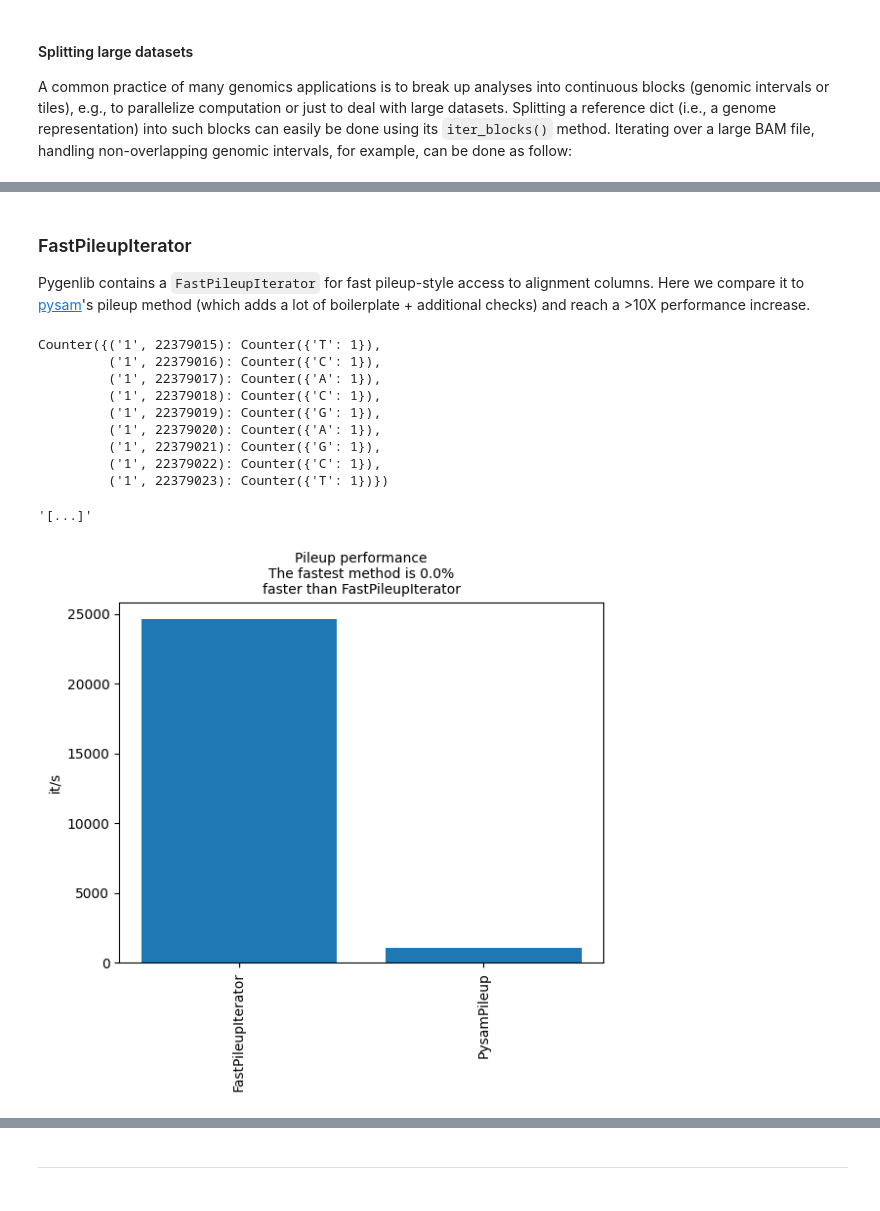
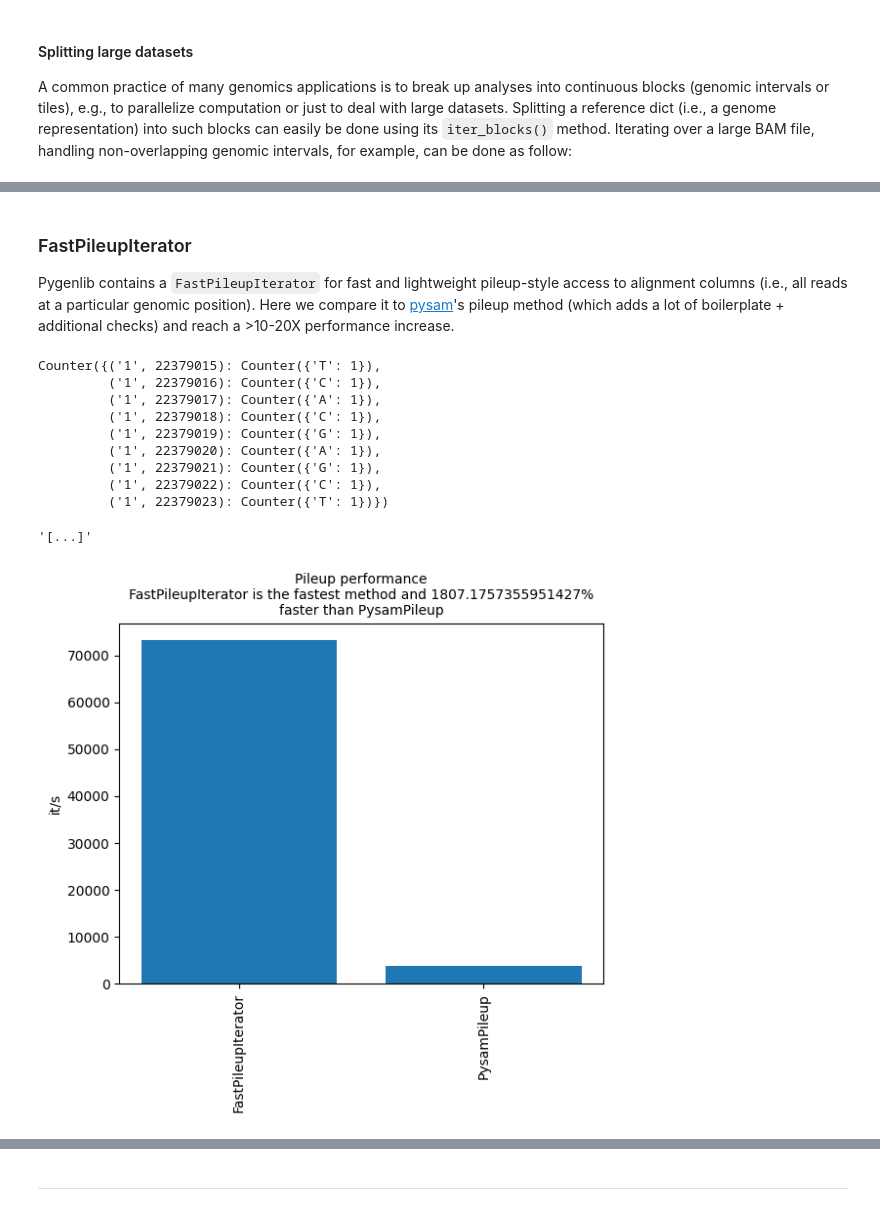
Before and after one commit to popitsch/rnalib, a Jupyter notebook: notebooks/README.ipynb, the cells around one changed output, grey strips where cells are left out. Saved outputs shown, nothing was run; the diff lists cells and outputs as text; code cells hidden in the pictures.

```diff
--- a/notebooks/README.ipynb
+++ b/notebooks/README.ipynb
@@ -252,16 +234,16 @@ stats={x:Counter() for x in ['all', 'def', 'mq20', 'tag']}
 with open_file_obj(get_resource('small_example_bam')) as bam:
     for chrom in get_reference_dict(bam):
         with ReadIterator(bam, chrom, flag_filter=0) as it: # all: no filtering
-            it.take()
+            it.to_list()
             stats['all'].update(it.stats)
         with ReadIterator(bam, chrom) as it: # def: default flag filter (as in IGV)
-            it.take()
+            it.to_list()
             stats['def'].update(it.stats)
         with ReadIterator(bam, chrom, min_mapping_quality=20) as it: # mq20: default flag filter, mapping quality >= 20
-            it.take()
+            it.to_list()
             stats['mq20'].update(it.stats)
         with ReadIterator(bam, chrom, tag_filters=[TagFilter('MD', ['100'])]) as it: # tag: default flag filter, MD tag must be '100'
-            it.take()
+            it.to_list()
             stats['tag'].update(it.stats)
 display(stats)
 # %% [output]
@@ -281,3 +263,14 @@ display(stats)
 # %% [markdown]
 #### Splitting large datasets
 A common practice of many genomics applications is to break up analyses into continuous blocks (genomic intervals or tiles), e.g., to parallelize computation or just to deal with large datasets. Splitting a reference dict (i.e., a genome representation) into such blocks can easily be done using its `iter_blocks()` method. Iterating over a large BAM file, handling non-overlapping genomic intervals, for example, can be done as follow:
+# %%
+# get a reference dict.
+refdict = get_reference_dict(get_resource('small_example_bam'), fun_alias=toggle_chr)
+# create tiled intervals (tile size 100Mio bases)
+regions = list(refdict.iter_blocks(block_size=int(1e8)))
+# Now create a tiled iterator that ...
+with ReadIterator(get_resource('small_example_bam'), flag_filter=0, fun_alias=toggle_chr) as it:
+    regions = list(it.refdict.iter_blocks(block_size=int(1e8)))
+    with TiledIterator(it, regions) as tit:  # and reports all items for these regions
+        stats={loc: len(dat) for loc, dat in tit if loc.chromosome in canonical_chromosomes['GRCh38']}
+display(stats)
@@ -292,7 +303,7 @@ with open_file_obj(get_resource('small_example_bam')) as bam:
             # now we iterate over all reads overlapping with a block annd count the reads
             with ReadIterator(bam, region=block, flag_filter=0) as it: # all: no filtering
                 # here we record the considered genomic interval (block) and the number of iterated reads
-                stats[str(block)]=len(it.take())
+                stats[str(block)]=len(it.to_list())
 display(stats)
 # %% [output]
 Counter({'1:1-100000000': 31678,
@@ -314,11 +325,11 @@ Counter({'1:1-100000000': 31678,
          'Y:1-59373566': 0})
 # %% [markdown]
 ### FastPileupIterator
-Pygenlib contains a `FastPileupIterator` for fast pileup-style access to alignment columns.
-Here we compare it to [pysam](https://pysam.readthedocs.io/en/latest/)'s pileup method (which adds a lot of boilerplate + additional checks) and reach a >10X performance increase.
+Pygenlib contains a `FastPileupIterator` for fast and lightweight pileup-style access to alignment columns (i.e., all reads at a particular genomic position).
+Here we compare it to [pysam](https://pysam.readthedocs.io/en/latest/)'s pileup method (which adds a lot of boilerplate + additional checks) and reach a >10-20X performance increase.
 # %%
 reg=gi('1',22377202,22429853) # the iterated region
-times=Counter()
+times=Counter() # for storing the results. Will contain one GI entry per position which is itself a {allele:count} Counter.
 with Timer(times, 'FastPileupIterator') as timer:
     ac1=Counter()
     with open_file_obj(get_resource('small_example_bam')) as bam:
@@ -335,35 +346,35 @@ with Timer(times, 'PysamPileup') as timer:
             ac2[pos]=Counter()
             for r in pu.pileups:
                 if r.is_refskip:
                     continue
                 elif r.is_del:
                     ac2[pos][None]+=1
                 else:
                     ac2[pos][r.alignment.query_sequence[r.query_position]]+=1
 
-# PysamPileup will not iterate/report uncovered alignment columns. So, here we add an empty Counters for those positions
+# PysamPileup will not iterate/report uncovered alignment columns. So, here we add empty Counters for those positions
 for p in (ac1.keys() - ac2.keys()):
     ac2[p]=Counter()
 
 # now compare the resulting counters
 assert ac1==ac2
 
 # plot the times
-plot_times('Pileup performance', times, n=len(reg), our_method='FastPileupIterator')
+plot_times('Pileup performance', times, n=len(reg), reference_method='FastPileupIterator')
 
 # show some example columns
 head_counter(ac1)
 # %% [output]
 Counter({('1', 22379015): Counter({'T': 1}),
          ('1', 22379016): Counter({'C': 1}),
          ('1', 22379017): Counter({'A': 1}),
          ('1', 22379018): Counter({'C': 1}),
          ('1', 22379019): Counter({'G': 1}),
          ('1', 22379020): Counter({'A': 1}),
          ('1', 22379021): Counter({'G': 1}),
          ('1', 22379022): Counter({'C': 1}),
          ('1', 22379023): Counter({'T': 1})})
 '[...]'
-[figure, old version]
+[figure, new version]
 # %% [markdown]
 ### AnnotationIterator
```
Also changed, not shown: parts of 61 cells of this notebook, 22 other files.
